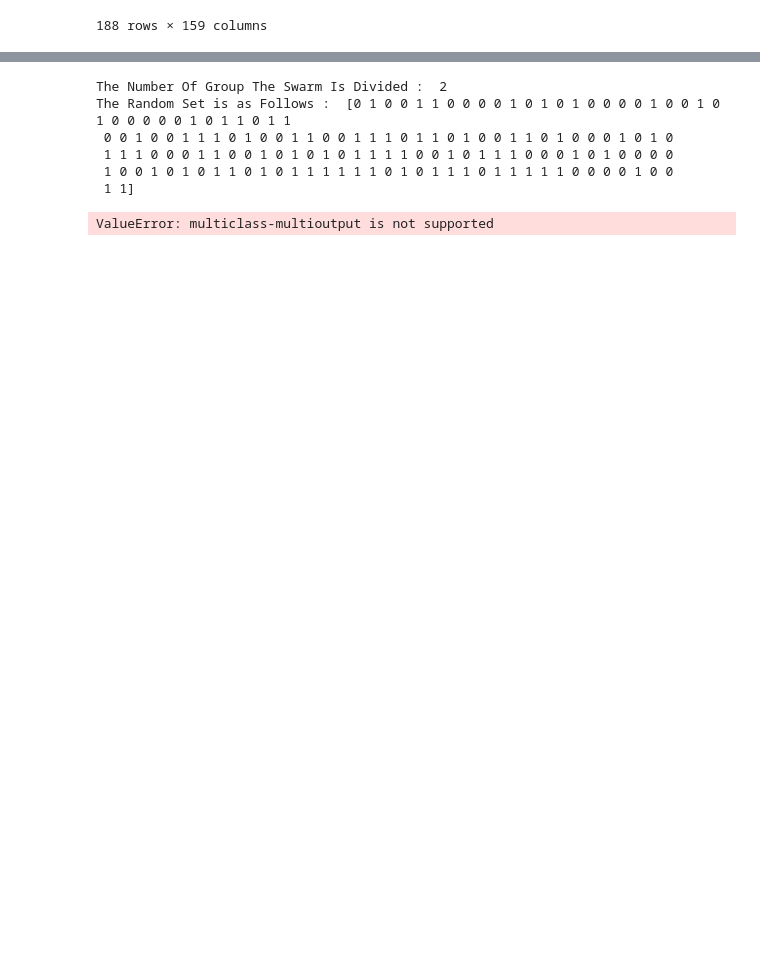
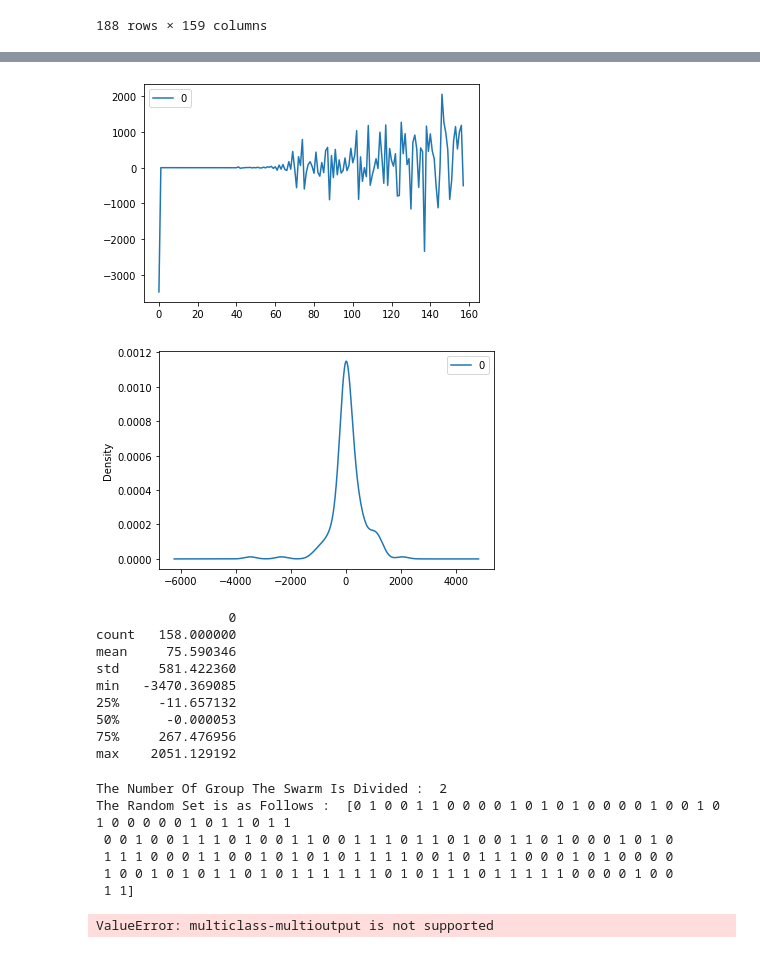
Before and after one commit to decipher07/Chicken-Swarm-Optimization, a Jupyter notebook: Dataset-Usage/Covid-Total-Positive-Cases/Covid-Data.ipynb, the cells around one changed output, grey strips where cells are left out. Drawn from its saved outputs; the diff is of its cells as text; code cells hidden in the pictures; blank space fills up the shorter version.

```diff
--- a/Dataset-Usage/Covid-Total-Positive-Cases/Covid-Data.ipynb
+++ b/Dataset-Usage/Covid-Total-Positive-Cases/Covid-Data.ipynb
@@ -56,0 +76,5 @@ Index(['1/22/20', '1/23/20', '1/24/20', '1/25/20', '1/26/20', '1/27/20',
+# %%
+from statsmodels.tsa.arima_model import ARIMA
+model = ARIMA(np.array(data.loc[79]), order=(5,1,0))
+model_fit = model.fit(disp=1)
+print(model_fit.summary())
@@ -57,3 +99,22 @@ Index(['1/22/20', '1/23/20', '1/24/20', '1/25/20', '1/26/20', '1/27/20',
+# %%
+residuals = pd.DataFrame(model_fit.resid)
+residuals.plot()
+pyplot.show()
+residuals.plot(kind='kde')
+pyplot.show()
+print(residuals.describe())
+# %% [output]
+[figure, added]
+[figure, added]
+                 0
+count   158.000000
+mean     75.590346
+std     581.422360
+min   -3470.369085
+25%     -11.657132
+50%      -0.000053
+75%     267.476956
+max    2051.129192
 # %%
 from sklearn.ensemble import RandomForestClassifier
 from sklearn.datasets import make_classification
```
Also changed, not shown: parts of 3 cells of this notebook, 1 other file.
